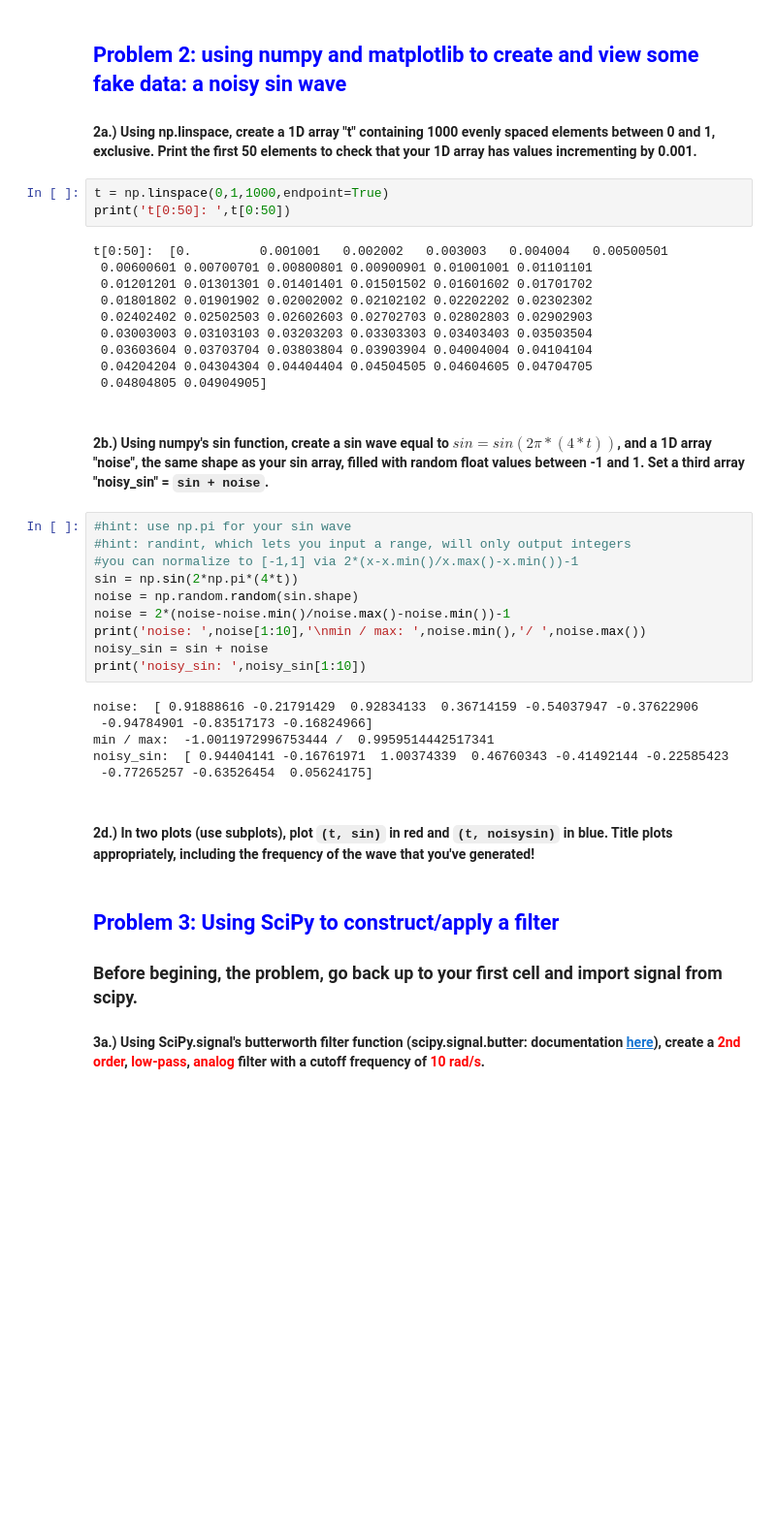
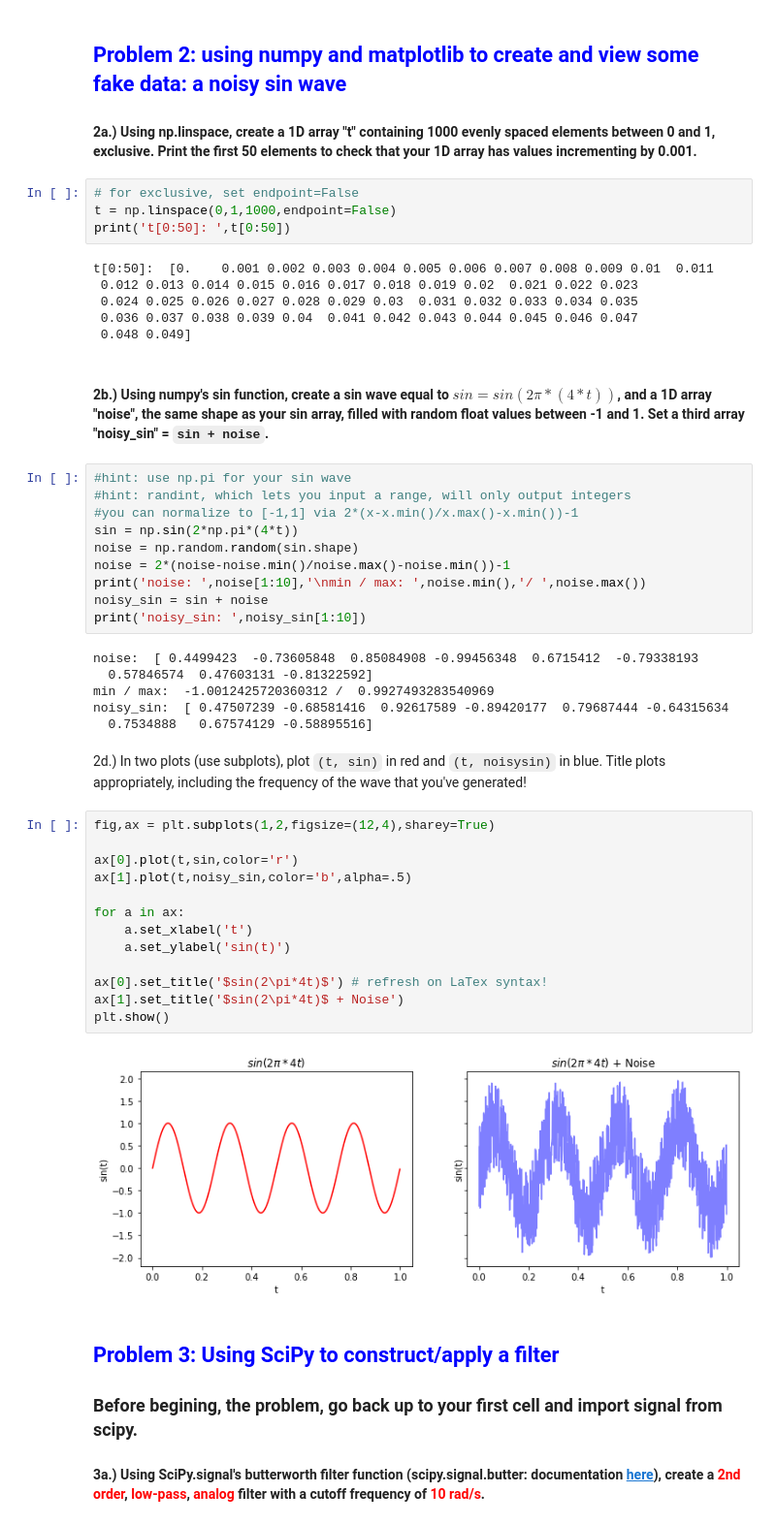
Before and after one commit to jenlscribner/PythonDataCourse, a Jupyter notebook: Homeworks/HW3/HW3_Part_1_soln-jls.ipynb, the cells around one changed output. Shown: that part at 97% size. Saved outputs shown, nothing was run; the diff lists cells and outputs as text; blank space fills up the shorter version.

```diff
--- a/Homeworks/HW3/HW3_Part_1_soln-jls.ipynb
+++ b/Homeworks/HW3/HW3_Part_1_soln-jls.ipynb
@@ -85,18 +97,15 @@ x logspace:  [1.00000000e+02 2.29086765e+02 5.24807460e+02 1.20226443e+03
 ## <font color = blue> Problem 2: using numpy and matplotlib to create and view some fake data: a noisy sin wave </font>
 #### 2a.) Using np.linspace, create a 1D array "t" containing 1000 evenly spaced elements between 0 and 1, exclusive. Print the first 50 elements to check that your 1D array has values incrementing by 0.001.
 # %%
-t = np.linspace(0,1,1000,endpoint=True)
+# for exclusive, set endpoint=False
+t = np.linspace(0,1,1000,endpoint=False)
 print('t[0:50]: ',t[0:50])
 # %% [output]
-t[0:50]:  [0.         0.001001   0.002002   0.003003   0.004004   0.00500501
- 0.00600601 0.00700701 0.00800801 0.00900901 0.01001001 0.01101101
- 0.01201201 0.01301301 0.01401401 0.01501502 0.01601602 0.01701702
- 0.01801802 0.01901902 0.02002002 0.02102102 0.02202202 0.02302302
- 0.02402402 0.02502503 0.02602603 0.02702703 0.02802803 0.02902903
- 0.03003003 0.03103103 0.03203203 0.03303303 0.03403403 0.03503504
- 0.03603604 0.03703704 0.03803804 0.03903904 0.04004004 0.04104104
- 0.04204204 0.04304304 0.04404404 0.04504505 0.04604605 0.04704705
- 0.04804805 0.04904905]
+t[0:50]:  [0.    0.001 0.002 0.003 0.004 0.005 0.006 0.007 0.008 0.009 0.01  0.011
+ 0.012 0.013 0.014 0.015 0.016 0.017 0.018 0.019 0.02  0.021 0.022 0.023
+ 0.024 0.025 0.026 0.027 0.028 0.029 0.03  0.031 0.032 0.033 0.034 0.035
+ 0.036 0.037 0.038 0.039 0.04  0.041 0.042 0.043 0.044 0.045 0.046 0.047
+ 0.048 0.049]
 # %% [markdown]
 #### 2b.) Using numpy's sin function, create a sin wave equal to $sin = sin(2\pi * (4*t))$, and a 1D array "noise", the same shape as your sin array,  filled with random float values between -1 and 1. Set a third array "noisy_sin" = <code>sin + noise</code>.
 # %%
@@ -110,13 +119,28 @@ print('noise: ',noise[1:10],'\nmin / max: ',noise.min(),'/ ',noise.max())
 noisy_sin = sin + noise
 print('noisy_sin: ',noisy_sin[1:10])
 # %% [output]
-noise:  [ 0.91888616 -0.21791429  0.92834133  0.36714159 -0.54037947 -0.37622906
- -0.94784901 -0.83517173 -0.16824966]
-min / max:  -1.0011972996753444 /  0.9959514442517341
-noisy_sin:  [ 0.94404141 -0.16761971  1.00374339  0.46760343 -0.41492144 -0.22585423
- -0.77265257 -0.63526454  0.05624175]
+noise:  [ 0.4499423  -0.73605848  0.85084908 -0.99456348  0.6715412  -0.79338193
+  0.57846574  0.47603131 -0.81322592]
+min / max:  -1.0012425720360312 /  0.9927493283540969
+noisy_sin:  [ 0.47507239 -0.68581416  0.92617589 -0.89420177  0.79687444 -0.64315634
+  0.7534888   0.67574129 -0.58895516]
 # %% [markdown]
- #### 2d.) In two plots (use subplots), plot <code>(t, sin)</code> in red and <code>(t, noisysin)</code> in blue. Title plots appropriately, including the frequency of the wave that you've generated!
+2d.) In two plots (use subplots), plot <code>(t, sin)</code> in red and <code>(t, noisysin)</code> in blue. Title plots appropriately, including the frequency of the wave that you've generated!
+# %%
+fig,ax = plt.subplots(1,2,figsize=(12,4),sharey=True)
+
+ax[0].plot(t,sin,color='r')
+ax[1].plot(t,noisy_sin,color='b',alpha=.5)
+
+for a in ax:
+    a.set_xlabel('t')
+    a.set_ylabel('sin(t)')
+
+ax[0].set_title('$sin(2\pi*4t)$') # refresh on LaTex syntax!
+ax[1].set_title('$sin(2\pi*4t)$ + Noise')
+plt.show()
+# %% [output]
+[figure, added]
 # %% [markdown]
 ## <font color = blue> Problem 3: Using SciPy to construct/apply a filter </font>
 ### Before begining, the problem, go back up to your first cell and import signal from scipy.
```
Also changed, not shown: parts of 7 cells of this notebook, 1 other file.
